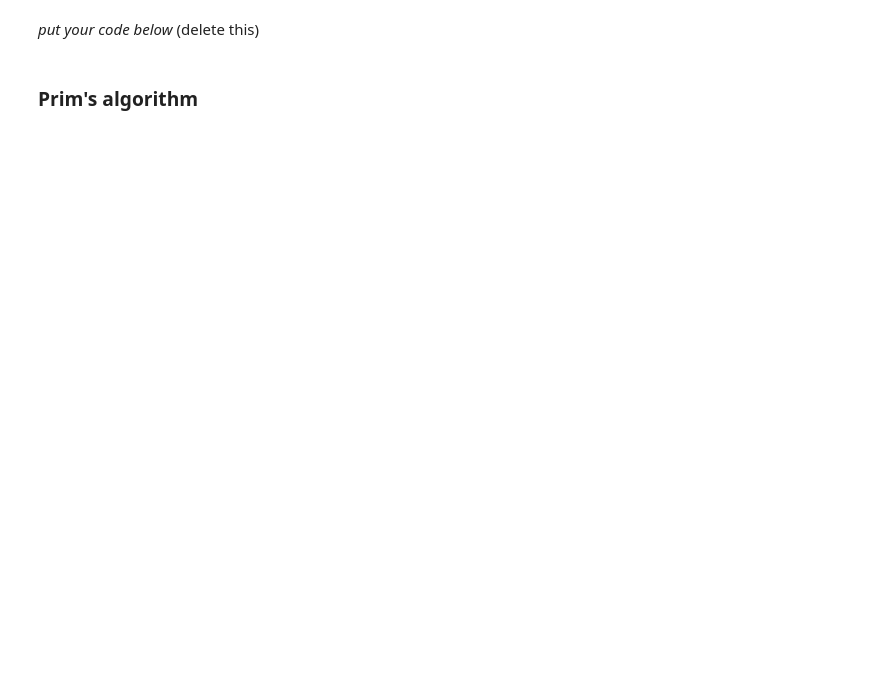
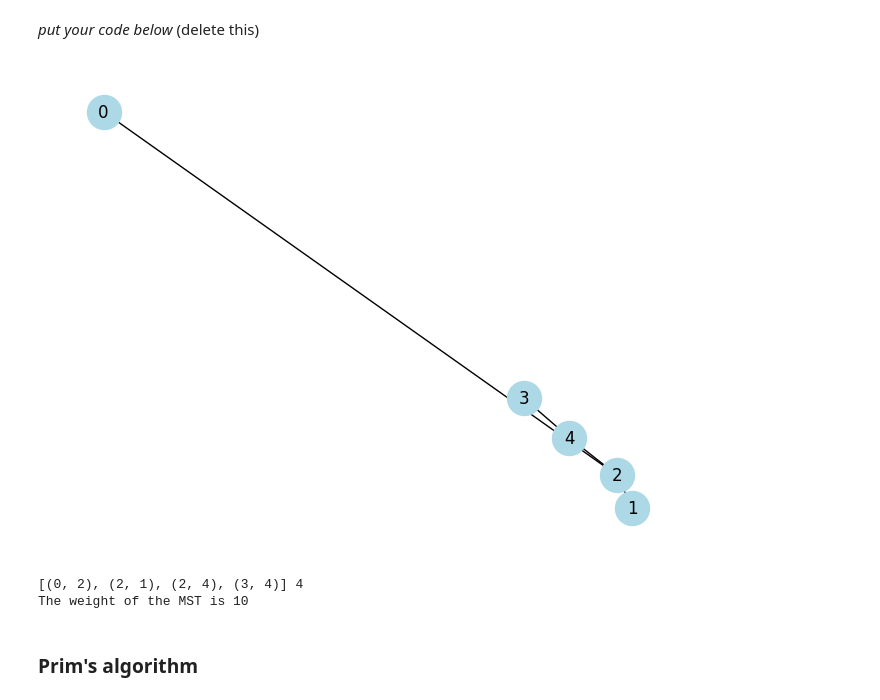
Before and after one commit to ArseniiStratiuk/Decision-Tree-Classifier-Lab, a Jupyter notebook: Lab1_trees.ipynb, the cells around one changed output. Saved outputs shown, nothing was run; the diff lists cells and outputs as text; code cells hidden in the pictures; blank space fills up the shorter version.

Commit message:
Prim's and Kruskal's algorithms

```diff
--- a/Lab1_trees.ipynb
+++ b/Lab1_trees.ipynb
@@ -102,5 +103,44 @@ mstk.edges(), len(mstk.edges())
 # %% [markdown]
 *put your code below* (delete this)
+# %%
+def kruskal(G: nx.Graph) -> nx.Graph:
+    """
+    Implement the Kruskal's algorithm to find the Minimum Spanning Tree of a graph.
+
+    Args:
+        G (nx.Graph): A connected graph with weighted edges.
+
+    Returns:
+        nx.Graph: A Minimum Spanning Tree of G.
+    """
+    mst = nx.Graph()
+
+    edges = sorted(G.edges(data=True), key=lambda x: x[2]['weight'])
+    components = {node: i for i, node in enumerate(G.nodes)}
+
+    for u, v, w in edges:
+        if components[u] != components[v]:
+            mst.add_edge(u, v, weight=w['weight'])
+            old_component = components[v]
+            for node, component in components.items():
+                if component == old_component:
+                    components[node] = components[u]
+
+    return mst
+# %%
+# Test the manual implementation
+mst = kruskal(G)
+nx.draw(mst, node_color='lightblue',
+        with_labels=True,
+        node_size=600)
+# %% [output]
+[figure, added]
+# %%
+print(mst.edges(), len(mst.edges()))
+print(f'The weight of the MST is {sum([w["weight"] for _, _, w in mst.edges(data=True)])}')
+# %% [output]
+[(0, 2), (2, 1), (2, 4), (3, 4)] 4
+The weight of the MST is 10
 # %% [markdown]
 ### Prim's algorithm
 # %%
```
Also changed, not shown: parts of 15 cells of this notebook.
